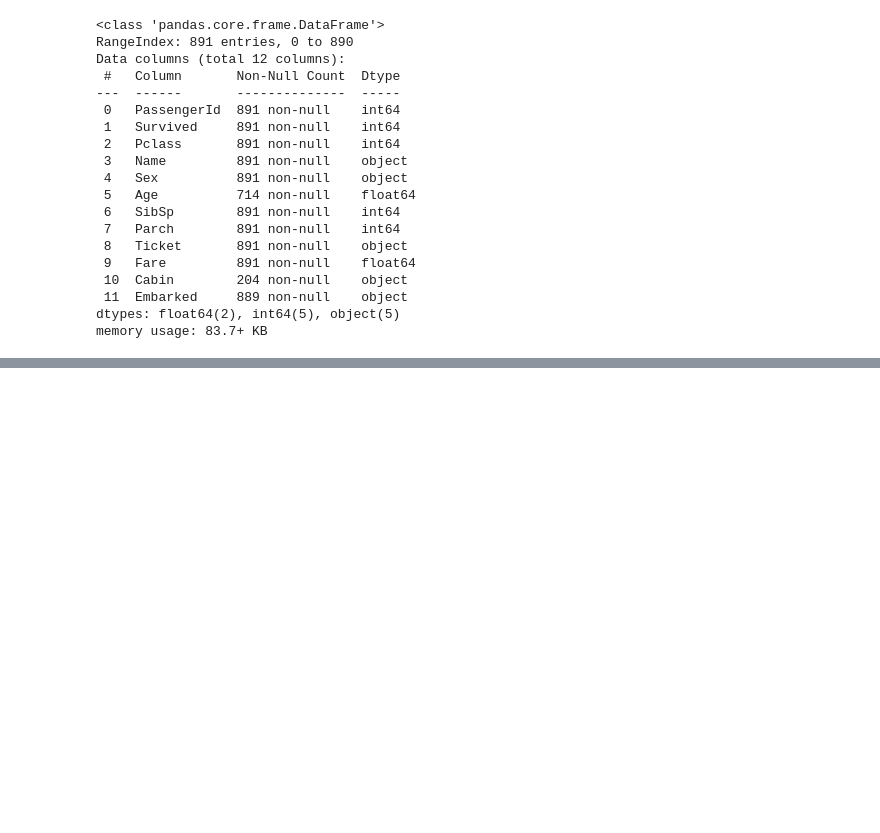
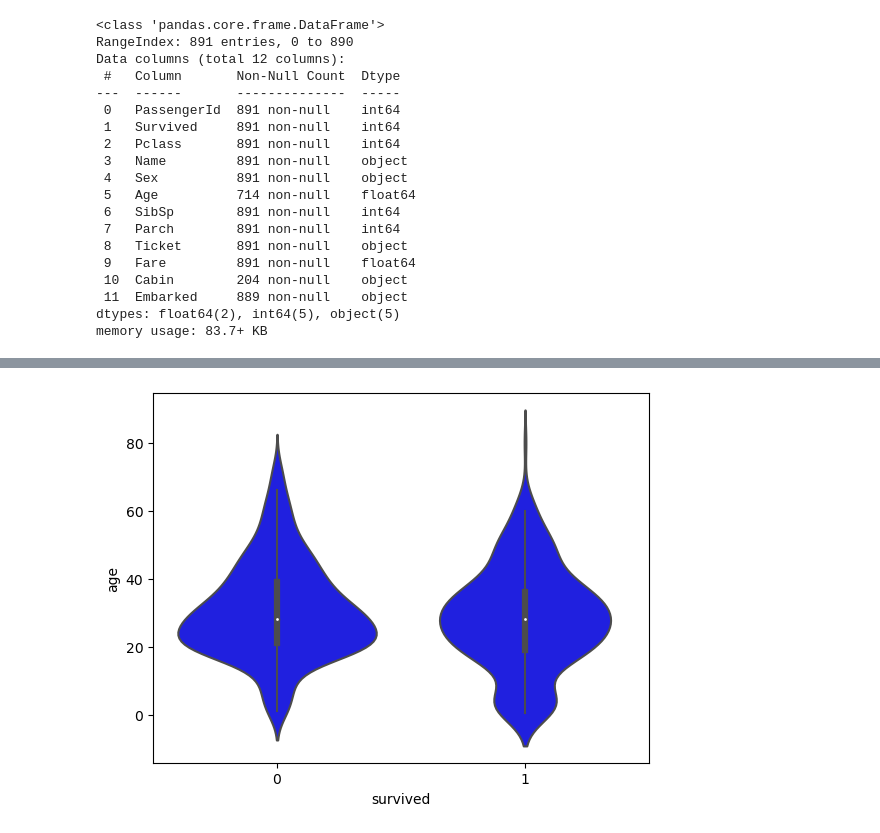
Before and after one commit to joacssilveira/titanic-ml, a Jupyter notebook: datacleaning.ipynb, the cells around one changed output, grey strips where cells are left out. Cells and saved outputs as stored; diff of their text form; code cells hidden in the pictures; blank space fills up the shorter version.

```diff
--- a/datacleaning.ipynb
+++ b/datacleaning.ipynb
@@ -60,0 +152,10 @@ Embarked: Puerto de embarque C = Cherbourg, Q = Queenstown, S = Southampton
+# %%
+# Podemos observar que los pasajeros de 3ra clase tienen menos chances de supervivencia que el resto de los pasajeros, esto podría deberse a la ubicación de sus camarotes.
+# Sigamos estudiando variables, ¿qué relación de sexo hay entre los superviventes? ¿qué distribución de edad hay?
+sns.violinplot(
+    x='survived',
+    y='age',
+    data=df,
+    color='blue');
+# %% [output]
+[figure, added]
```
Also changed, not shown: parts of 13 cells of this notebook.
